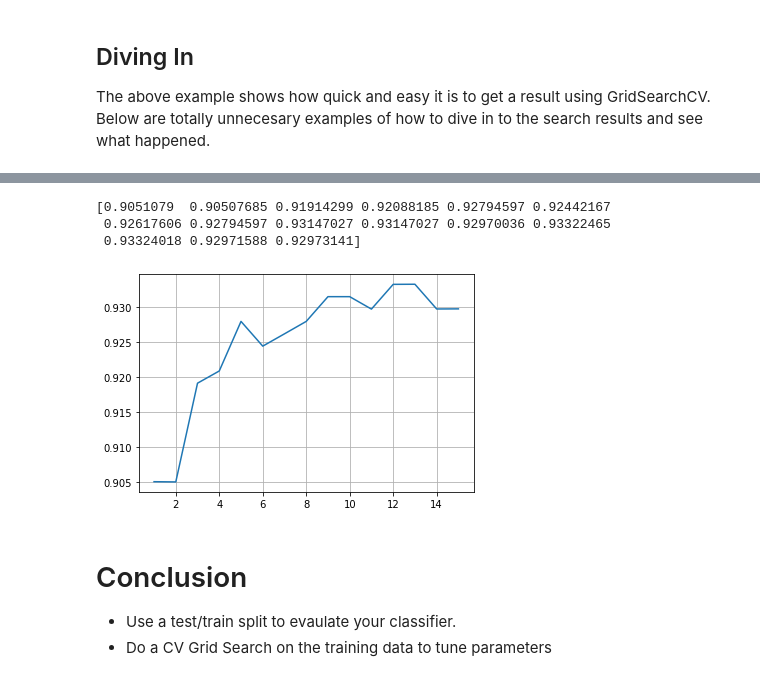
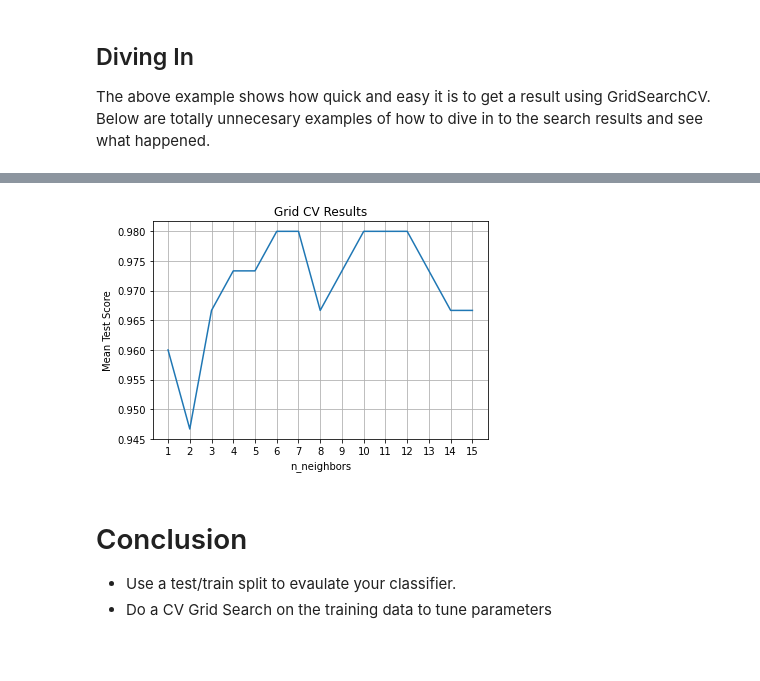
Before and after one commit to mdaugherity/MachineLearning2023, a Jupyter notebook: Tutorial_6_Tuning_and_Evaluation.ipynb, the cells around one changed output, grey strips where cells are left out. Cells and saved outputs as stored; diff of their text form; code cells hidden in the pictures; blank space fills up the shorter version.

```diff
--- a/Tutorial_6_Tuning_and_Evaluation.ipynb
+++ b/Tutorial_6_Tuning_and_Evaluation.ipynb
@@ -188,20 +144,20 @@ REMEMBER:  We always must leave out a test dataset to know anything and avoid ov
 # %%
-data = datasets.load_breast_cancer()
-#data = datasets.load_iris()
+#data = datasets.load_breast_cancer()
+data = datasets.load_iris()
 X = data.data
 y = data.target
 X_train, X_test, y_train, y_test = model_selection.train_test_split(X, y, test_size=0.25)  #random_state=1)
-print(X.shape)
+#print(X.shape)
 
 # Set up parameters to try
 KLIST = np.arange(1,16)
 params = {'n_neighbors':KLIST}
-print(params)
+print('Parameters to try:',params)
 
 grid_clf = model_selection.GridSearchCV(neighbors.KNeighborsClassifier(), param_grid=params)
 grid_clf.fit(X,y)
 
-print(grid_clf.best_estimator_)
-print(grid_clf.best_params_)
-print(grid_clf.best_score_)
+print('Best estimator:', grid_clf.best_estimator_)
+print('Best parameters:', grid_clf.best_params_)
+print('Best score:', grid_clf.best_score_)
 # %% [output]
@@ -237,15 +192,17 @@ grid_clf.cv_results_
 # %%
 # Plot the results
 res = grid_clf.cv_results_
-print(res['mean_test_score'])
+#print(res['mean_test_score'])
+
 plt.plot(KLIST,res['mean_test_score'])
+plt.title('Grid CV Results')
+plt.xlabel('n_neighbors')
+plt.ylabel('Mean Test Score')
+plt.xticks(ticks=KLIST, labels=KLIST)
 plt.grid()
 plt.show()
 # %% [output]
-[0.9051079  0.90507685 0.91914299 0.92088185 0.92794597 0.92442167
- 0.92617606 0.92794597 0.93147027 0.93147027 0.92970036 0.93322465
- 0.93324018 0.92971588 0.92973141]
-[figure, old version]
+[figure, new version]
 # %% [markdown]
 # Conclusion
 * Use a test/train split to evaulate your classifier.
```
Also changed, not shown: parts of 11 cells of this notebook.
